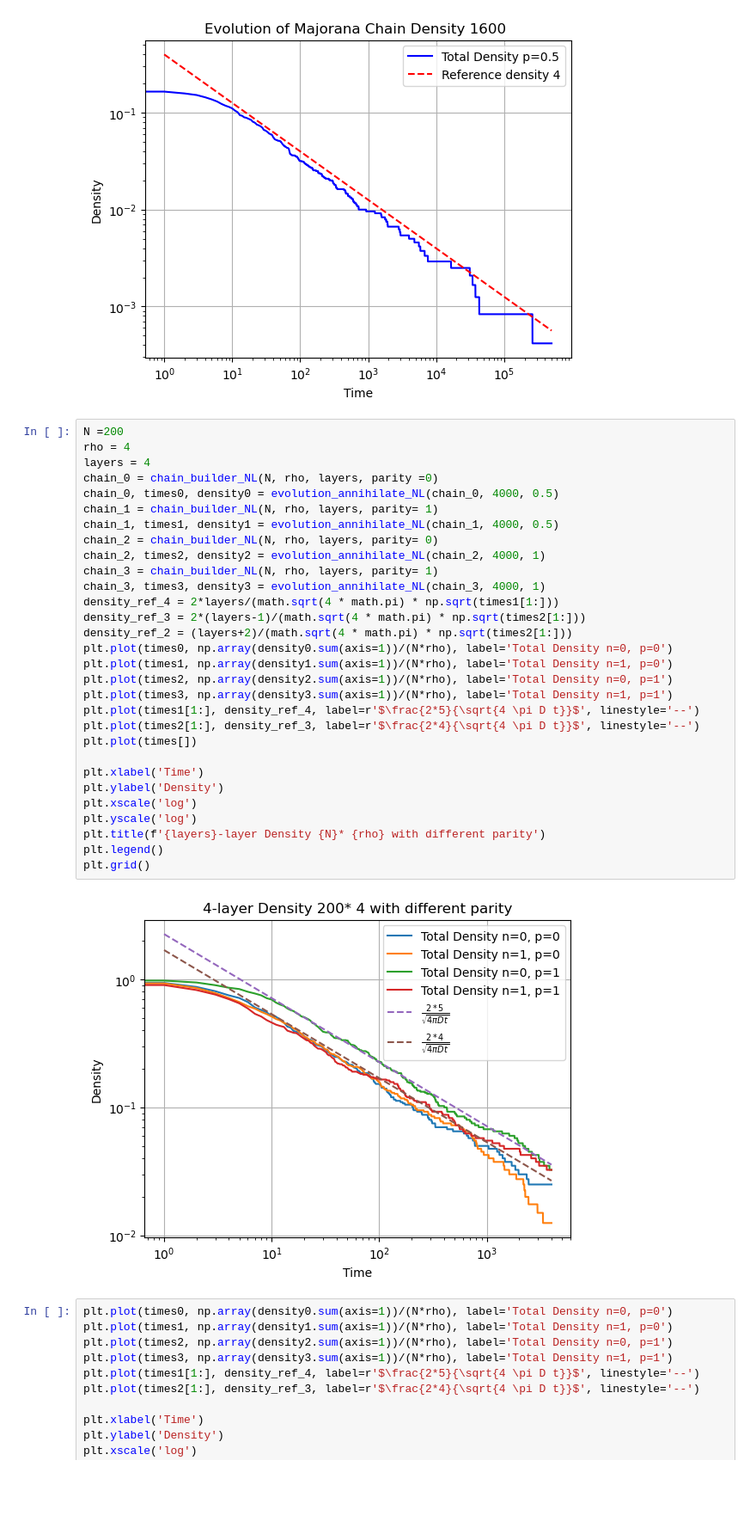
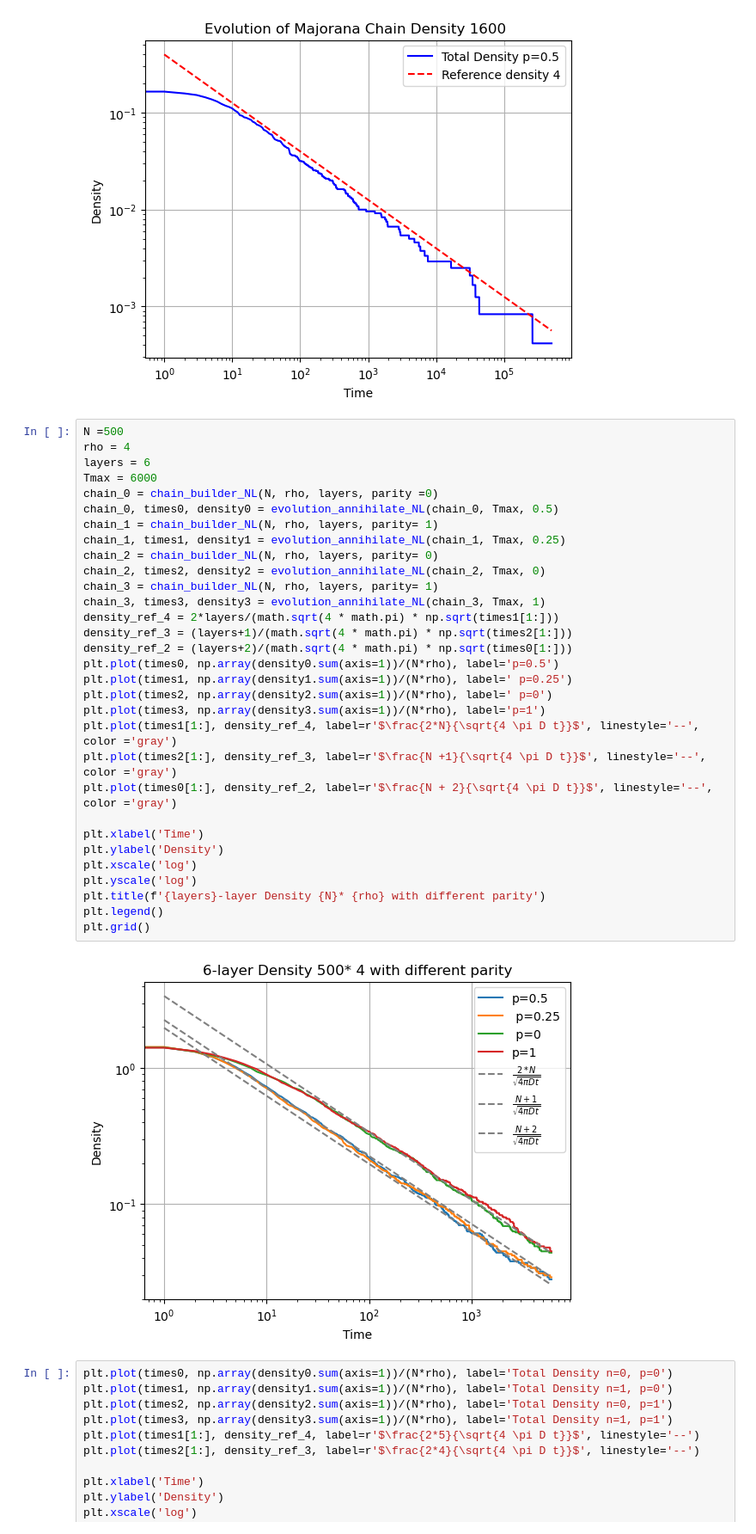
Before and after one commit to toM0dots/Majorana-Braiding, a Jupyter notebook: N_layer.ipynb, the cells around one changed output. Shown at 86% size. Drawn from its saved outputs; the diff is of its cells as text; blank space fills up the shorter version.

```diff
--- a/N_layer.ipynb
+++ b/N_layer.ipynb
@@ -1370,37 +1813,38 @@ plt.show()
 # %% [output]
 [figure]
 # %%
-N =200
+N =500
 rho = 4
-layers = 4
+layers = 6
+Tmax = 6000
 chain_0 = chain_builder_NL(N, rho, layers, parity =0)
-chain_0, times0, density0 = evolution_annihilate_NL(chain_0, 4000, 0.5)
+chain_0, times0, density0 = evolution_annihilate_NL(chain_0, Tmax, 0.5)
 chain_1 = chain_builder_NL(N, rho, layers, parity= 1)
-chain_1, times1, density1 = evolution_annihilate_NL(chain_1, 4000, 0.5)
+chain_1, times1, density1 = evolution_annihilate_NL(chain_1, Tmax, 0.25)
 chain_2 = chain_builder_NL(N, rho, layers, parity= 0)
-chain_2, times2, density2 = evolution_annihilate_NL(chain_2, 4000, 1)
+chain_2, times2, density2 = evolution_annihilate_NL(chain_2, Tmax, 0)
 chain_3 = chain_builder_NL(N, rho, layers, parity= 1)
-chain_3, times3, density3 = evolution_annihilate_NL(chain_3, 4000, 1)
+chain_3, times3, density3 = evolution_annihilate_NL(chain_3, Tmax, 1)
 density_ref_4 = 2*layers/(math.sqrt(4 * math.pi) * np.sqrt(times1[1:]))
-density_ref_3 = 2*(layers-1)/(math.sqrt(4 * math.pi) * np.sqrt(times2[1:]))
-density_ref_2 = (layers+2)/(math.sqrt(4 * math.pi) * np.sqrt(times2[1:]))
-plt.plot(times0, np.array(density0.sum(axis=1))/(N*rho), label='Total Density n=0, p=0')
-plt.plot(times1, np.array(density1.sum(axis=1))/(N*rho), label='Total Density n=1, p=0')
-plt.plot(times2, np.array(density2.sum(axis=1))/(N*rho), label='Total Density n=0, p=1')
-plt.plot(times3, np.array(density3.sum(axis=1))/(N*rho), label='Total Density n=1, p=1')
-plt.plot(times1[1:], density_ref_4, label=r'$\frac{2*5}{\sqrt{4 \pi D t}}$', linestyle='--')
-plt.plot(times2[1:], density_ref_3, label=r'$\frac{2*4}{\sqrt{4 \pi D t}}$', linestyle='--')
-plt.plot(times[])
+density_ref_3 = (layers+1)/(math.sqrt(4 * math.pi) * np.sqrt(times2[1:]))
+density_ref_2 = (layers+2)/(math.sqrt(4 * math.pi) * np.sqrt(times0[1:]))
+plt.plot(times0, np.array(density0.sum(axis=1))/(N*rho), label='p=0.5')
+plt.plot(times1, np.array(density1.sum(axis=1))/(N*rho), label=' p=0.25')
+plt.plot(times2, np.array(density2.sum(axis=1))/(N*rho), label=' p=0')
+plt.plot(times3, np.array(density3.sum(axis=1))/(N*rho), label='p=1')
+plt.plot(times1[1:], density_ref_4, label=r'$\frac{2*N}{\sqrt{4 \pi D t}}$', linestyle='--', color ='gray')
+plt.plot(times2[1:], density_ref_3, label=r'$\frac{N +1}{\sqrt{4 \pi D t}}$', linestyle='--', color ='gray')
+plt.plot(times0[1:], density_ref_2, label=r'$\frac{N + 2}{\sqrt{4 \pi D t}}$', linestyle='--', color ='gray')
 
 plt.xlabel('Time')
 plt.ylabel('Density')
 plt.xscale('log')
 plt.yscale('log')
 plt.title(f'{layers}-layer Density {N}* {rho} with different parity')
 plt.legend()
 plt.grid()
 # %% [output]
-[figure, old version]
+[figure, new version]
 # %%
 plt.plot(times0, np.array(density0.sum(axis=1))/(N*rho), label='Total Density n=0, p=0')
 plt.plot(times1, np.array(density1.sum(axis=1))/(N*rho), label='Total Density n=1, p=0')
```
Also changed, not shown: parts of 1 cell of this notebook, 3 other files.
